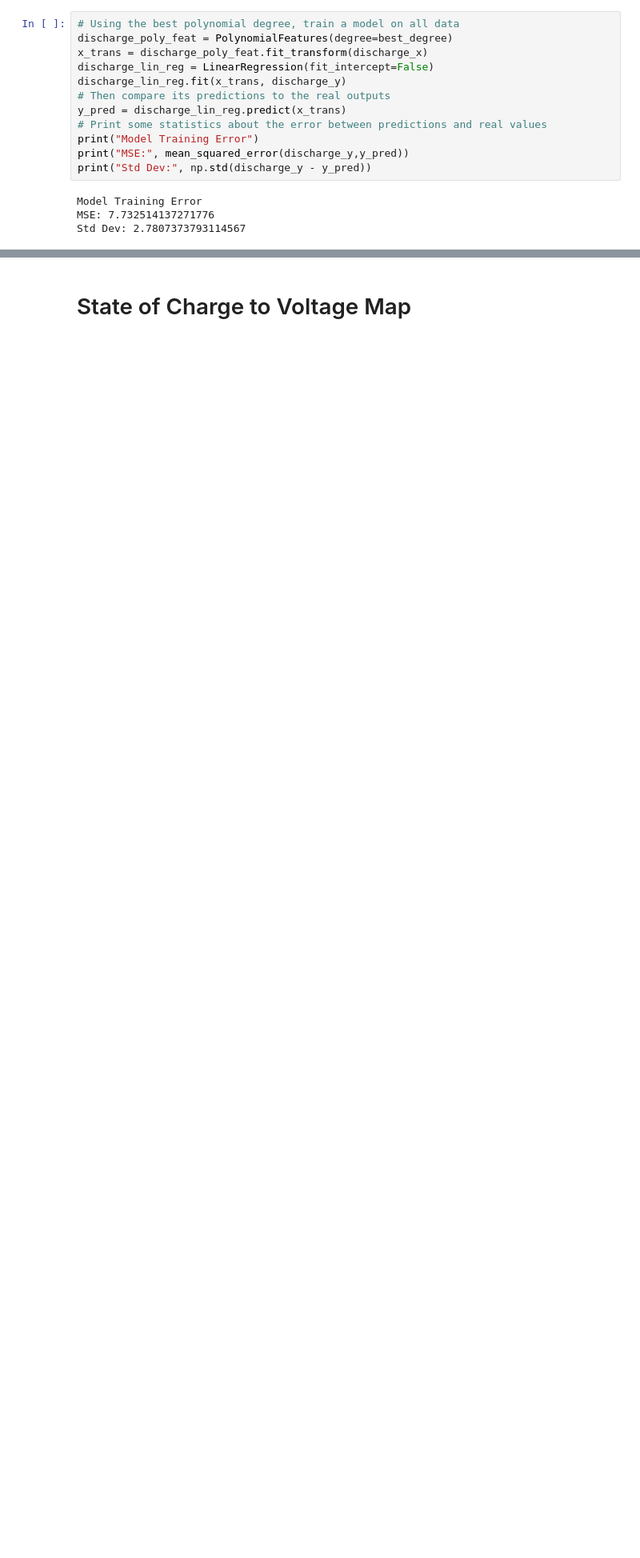
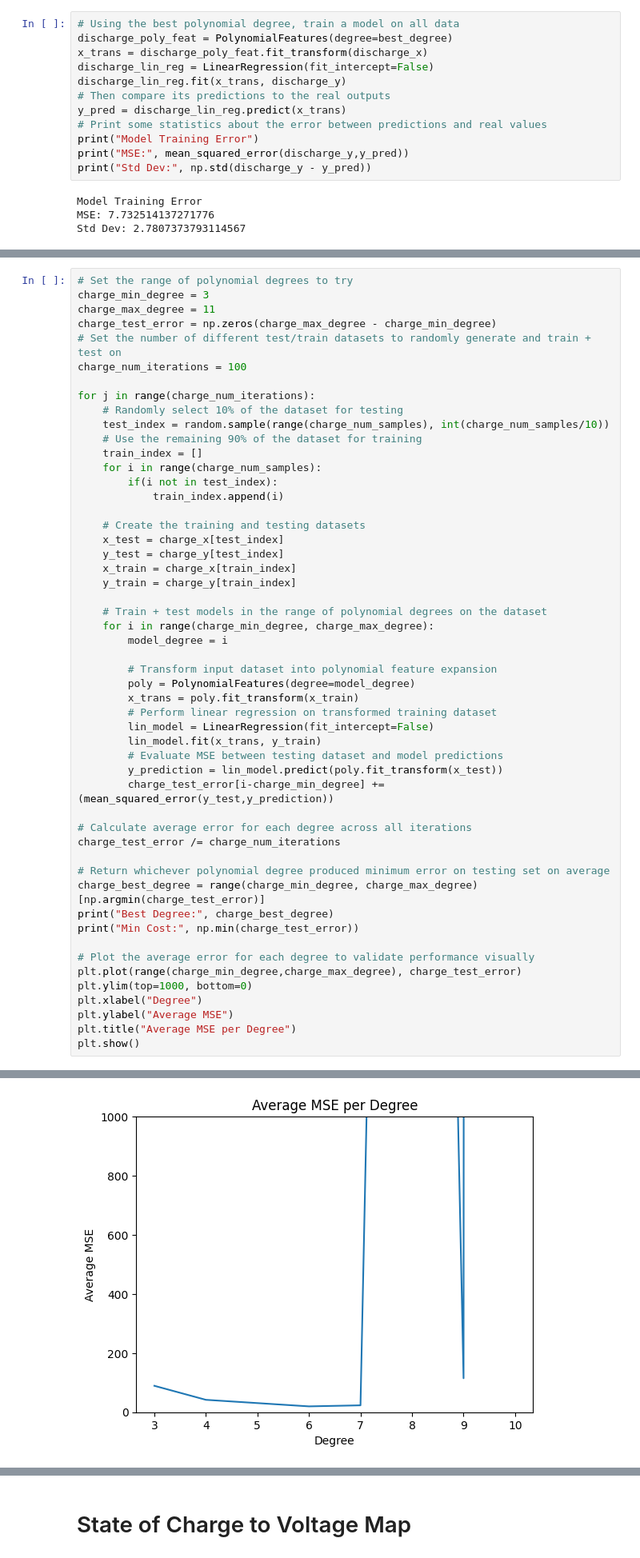
Before and after one commit to NU-Formula-Racing/drivetrain-model, a Jupyter notebook: drivetrain_power_model.ipynb, the cells around one changed output, grey strips where cells are left out. Shown: that part at 80% size. Cells and saved outputs as stored; diff of their text form; blank space fills up the shorter version.

```diff
--- a/drivetrain_power_model.ipynb
+++ b/drivetrain_power_model.ipynb
@@ -99,0 +113,53 @@ def map_temp_dur_soc_to_power(cell_temperature, duration, soc):
+# %%
+# Set the range of polynomial degrees to try
+charge_min_degree = 3
+charge_max_degree = 11
+charge_test_error = np.zeros(charge_max_degree - charge_min_degree)
+# Set the number of different test/train datasets to randomly generate and train + test on
+charge_num_iterations = 100
+
+for j in range(charge_num_iterations):
+    # Randomly select 10% of the dataset for testing
+    test_index = random.sample(range(charge_num_samples), int(charge_num_samples/10))
+    # Use the remaining 90% of the dataset for training
+    train_index = []
+    for i in range(charge_num_samples):
+        if(i not in test_index):
+            train_index.append(i)
+
+    # Create the training and testing datasets
+    x_test = charge_x[test_index]
+    y_test = charge_y[test_index]
+    x_train = charge_x[train_index]
+    y_train = charge_y[train_index]
+
+    # Train + test models in the range of polynomial degrees on the dataset
+    for i in range(charge_min_degree, charge_max_degree):
+        model_degree = i
+
+        # Transform input dataset into polynomial feature expansion
+        poly = PolynomialFeatures(degree=model_degree)
+        x_trans = poly.fit_transform(x_train)
+        # Perform linear regression on transformed training dataset
+        lin_model = LinearRegression(fit_intercept=False)
+        lin_model.fit(x_trans, y_train)
+        # Evaluate MSE between testing dataset and model predictions
+        y_prediction = lin_model.predict(poly.fit_transform(x_test))
+        charge_test_error[i-charge_min_degree] += (mean_squared_error(y_test,y_prediction))
+
+# Calculate average error for each degree across all iterations
+charge_test_error /= charge_num_iterations
+
+# Return whichever polynomial degree produced minimum error on testing set on average
+charge_best_degree = range(charge_min_degree, charge_max_degree)[np.argmin(charge_test_error)]
+print("Best Degree:", charge_best_degree)
+print("Min Cost:", np.min(charge_test_error))
+
+# Plot the average error for each degree to validate performance visually
+plt.plot(range(charge_min_degree,charge_max_degree), charge_test_error)
+plt.ylim(top=1000, bottom=0)
+plt.xlabel("Degree")
+plt.ylabel("Average MSE")
+plt.title("Average MSE per Degree")
+plt.show()
+# %% [output]
@@ -99,0 +168 @@ def map_temp_dur_soc_to_power(cell_temperature, duration, soc):
+[figure, added]
```
Also changed, not shown: parts of 22 cells of this notebook, 3 other files.
